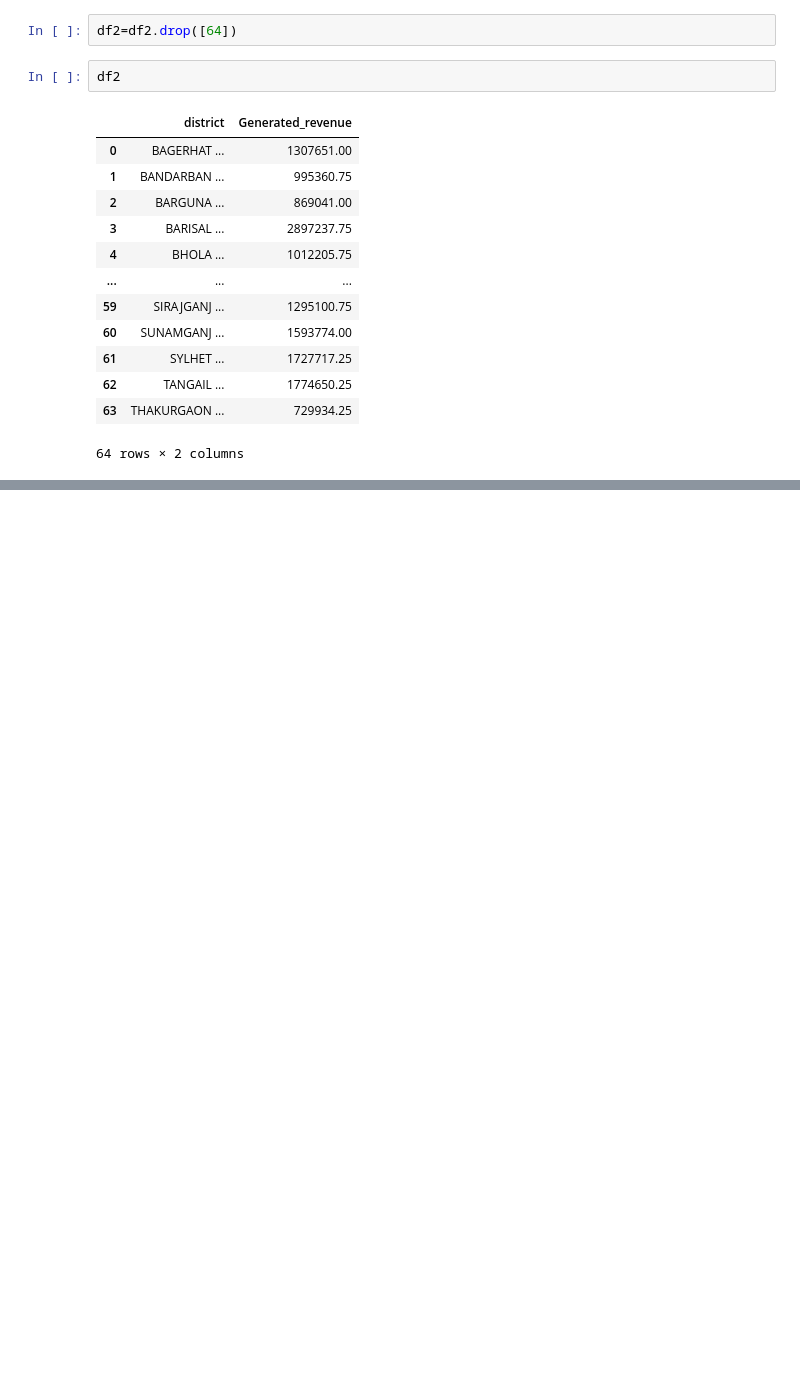
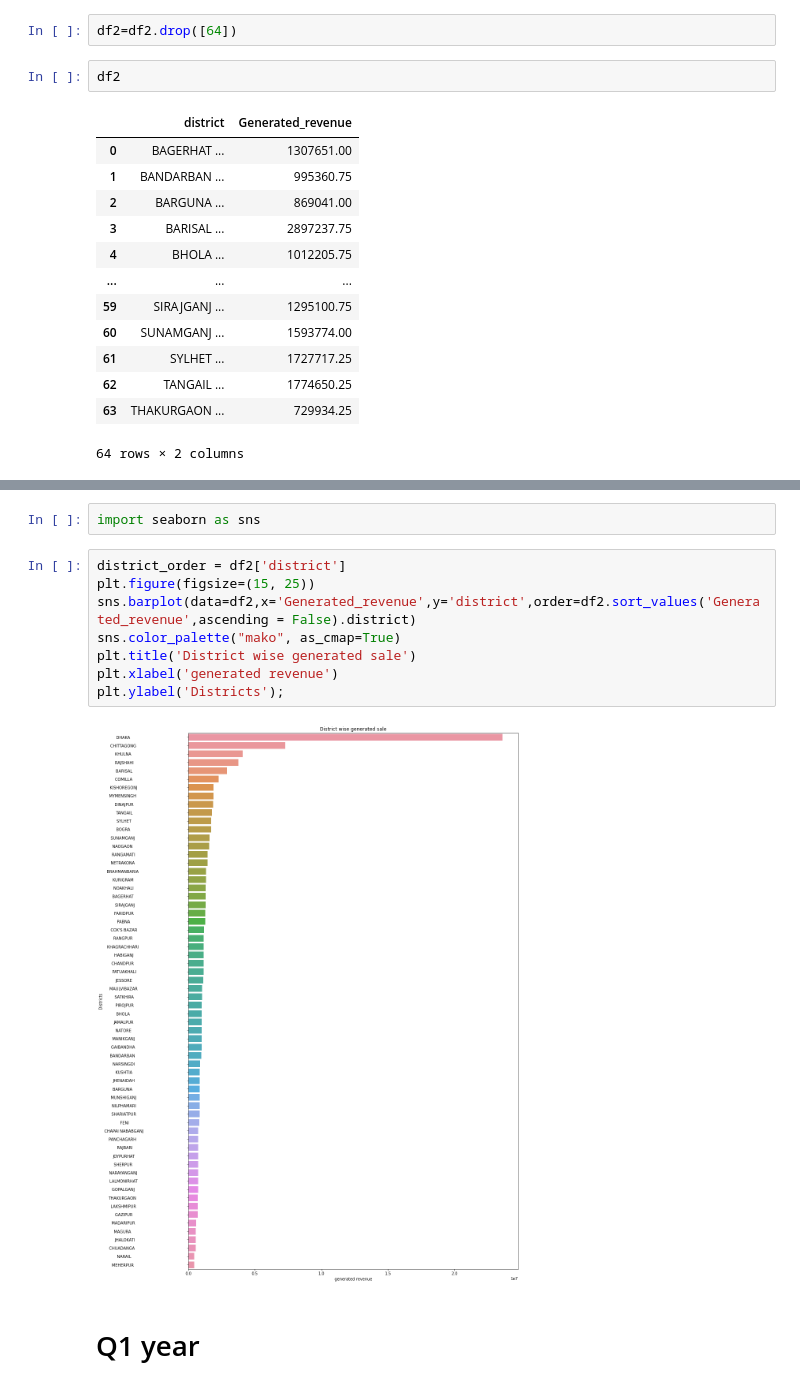
Before and after one commit to esrdlab-vinternship/HDA-5th-Round-vInternship, a Jupyter notebook: notebook/dataload/OLAP_tutorial.ipynb, the cells around one changed output, grey strips where cells are left out. Drawn from its saved outputs; the diff is of its cells as text; blank space fills up the shorter version.

```diff
--- a/notebook/dataload/OLAP_tutorial.ipynb
+++ b/notebook/dataload/OLAP_tutorial.ipynb
@@ -249,2 +235,16 @@ plt.ylabel('Athlete Name');
+# %%
+import seaborn as sns
+# %%
+district_order = df2['district']
+plt.figure(figsize=(15, 25))
+sns.barplot(data=df2,x='Generated_revenue',y='district',order=df2.sort_values('Generated_revenue',ascending = False).district)
+sns.color_palette("mako", as_cmap=True)
+plt.title('District wise generated sale')
+plt.xlabel('generated revenue')
+plt.ylabel('Districts');
+# %% [output]
+[figure, added]
+# %% [markdown]
+# Q1 year
 # %%
 con = PostgresConnection().getConnection()
```
Also changed, not shown: parts of 43 cells of this notebook.
